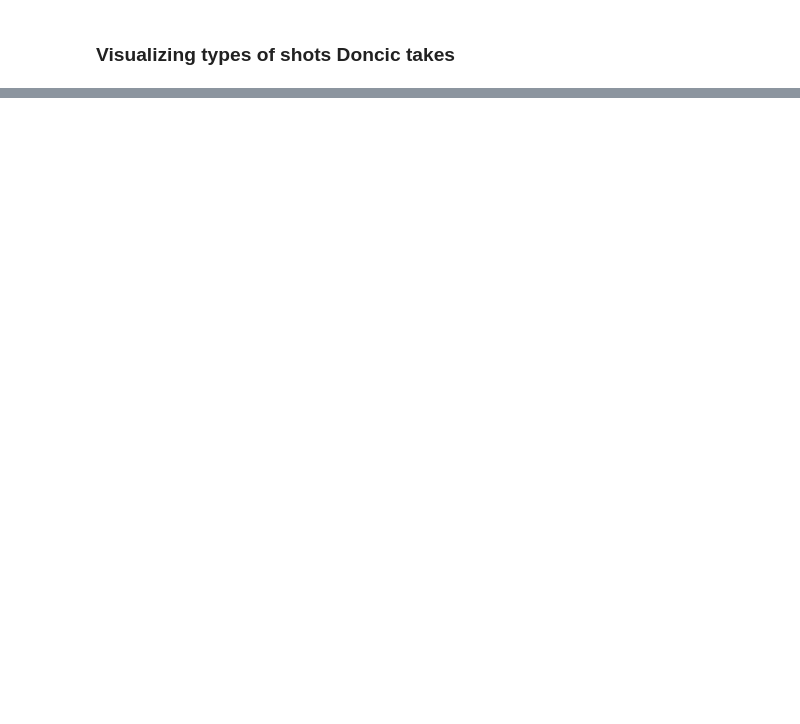
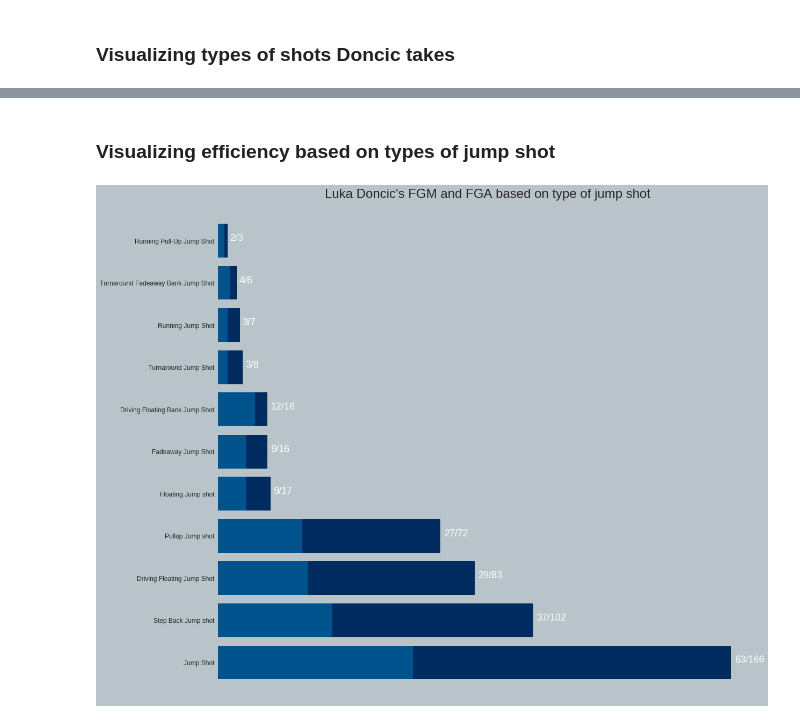
Before and after one commit to danchyy/Basketball_Analytics, a Jupyter notebook: Scripts/2018_19_season/doncic_analysis/doncic_analysis.ipynb, the cells around one changed output, grey strips where cells are left out. Cells and saved outputs as stored; diff of their text form; code cells hidden in the pictures; blank space fills up the shorter version.

```diff
--- a/Scripts/2018_19_season/doncic_analysis/doncic_analysis.ipynb
+++ b/Scripts/2018_19_season/doncic_analysis/doncic_analysis.ipynb
@@ -708,3 +682,31 @@ def group_classes(data, is_play_type: bool):
                 filtered_counts[play_type] += data[key]
 
     return filtered_counts
+# %%
+def plot_data_barchart_types_h(full_dict, made_shots_dict, title, rotate_text=False):
+    plt.style.use('seaborn')
+    fig, ax = plt.subplots(figsize=(16, 16))
+    fig.set_facecolor(silver)
+    ax.set_facecolor(silver)
+
+    ax.barh(list(full_dict.keys()), list(full_dict.values()), color=navy_blue)
+    ax.barh(list(made_shots_dict.keys()), list(made_shots_dict.values()), color=royal_blue)
+    ax.grid(False)
+    ax.set_yticklabels(
+        list(full_dict.keys()),
+        size=12,
+    )
+    ax.set_xticklabels([])
+
+    for i, key in enumerate(full_dict.keys()):
+        string = str(made_shots_dict[key]) + "/" + str(full_dict[key])
+        ax.text(
+            y=i,
+            x=full_dict[key] + len(string),
+            s=string,
+            ha='center',
+            size=18,
+            color=white,
+        )
+
+    ax.set_title(title, size=24)
@@ -736,0 +762,17 @@ a.lower()
+# %% [markdown]
+### Visualizing efficiency based on types of jump shot
+# %%
+jump_shots = doncic_df.loc[doncic_df.ACTION_TYPE.str.lower().str.contains('jump shot')]
+# %%
+made_jump_shots = jump_shots.loc[jump_shots.SHOT_MADE_FLAG == 1]
+# %%
+full_jump_shots_dict, made_jump_shots_dict = prepare_data_from_shot_chart(jump_shots, made_jump_shots)
+# %%
+plot_data_barchart_types_h(
+    full_jump_shots_dict,
+    made_jump_shots_dict,
+    "Luka Doncic's FGM and FGA based on type of jump shot",
+    rotate_text=True
+)
+# %% [output]
+[figure, added]
```
Also changed, not shown: parts of 14 cells of this notebook.
